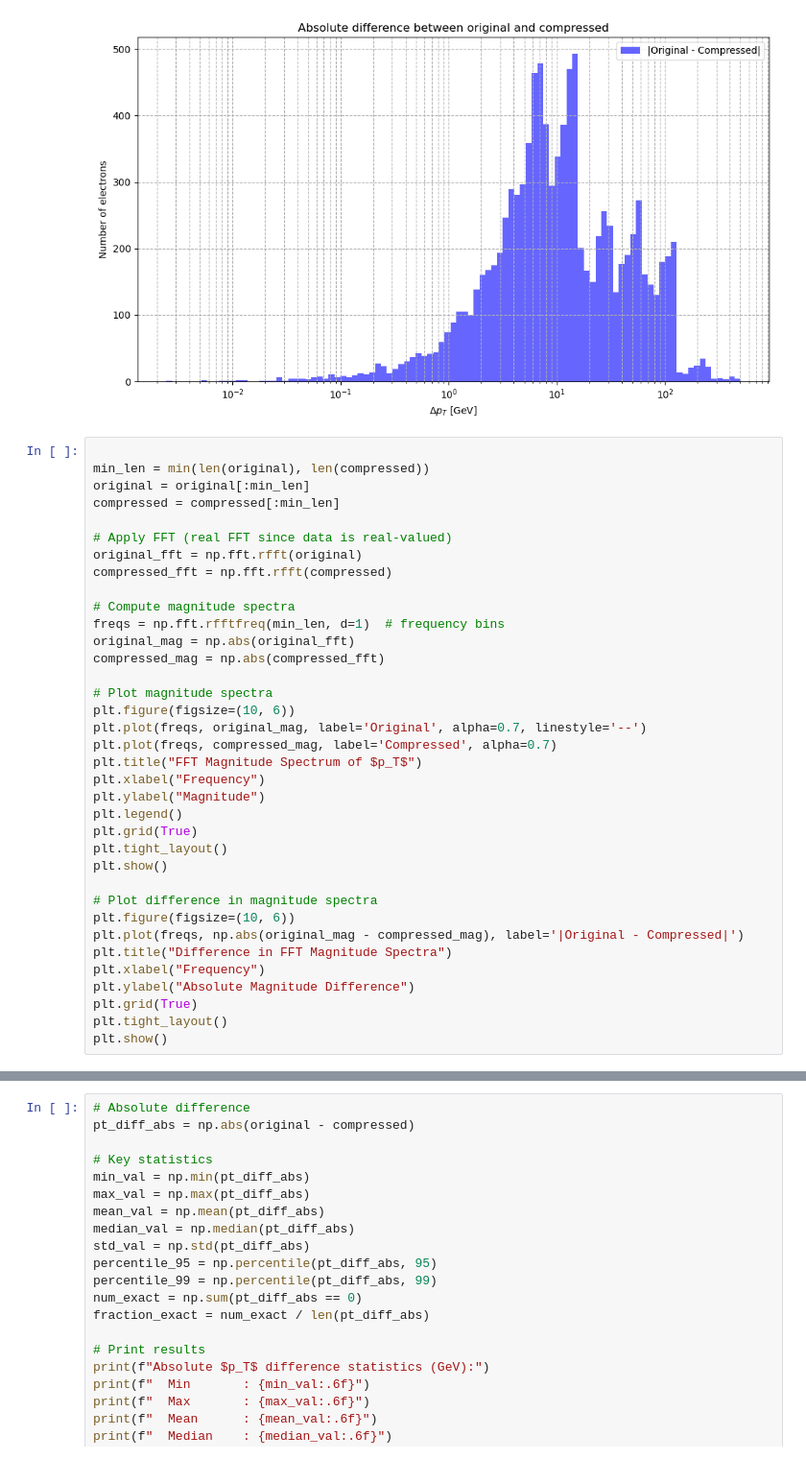
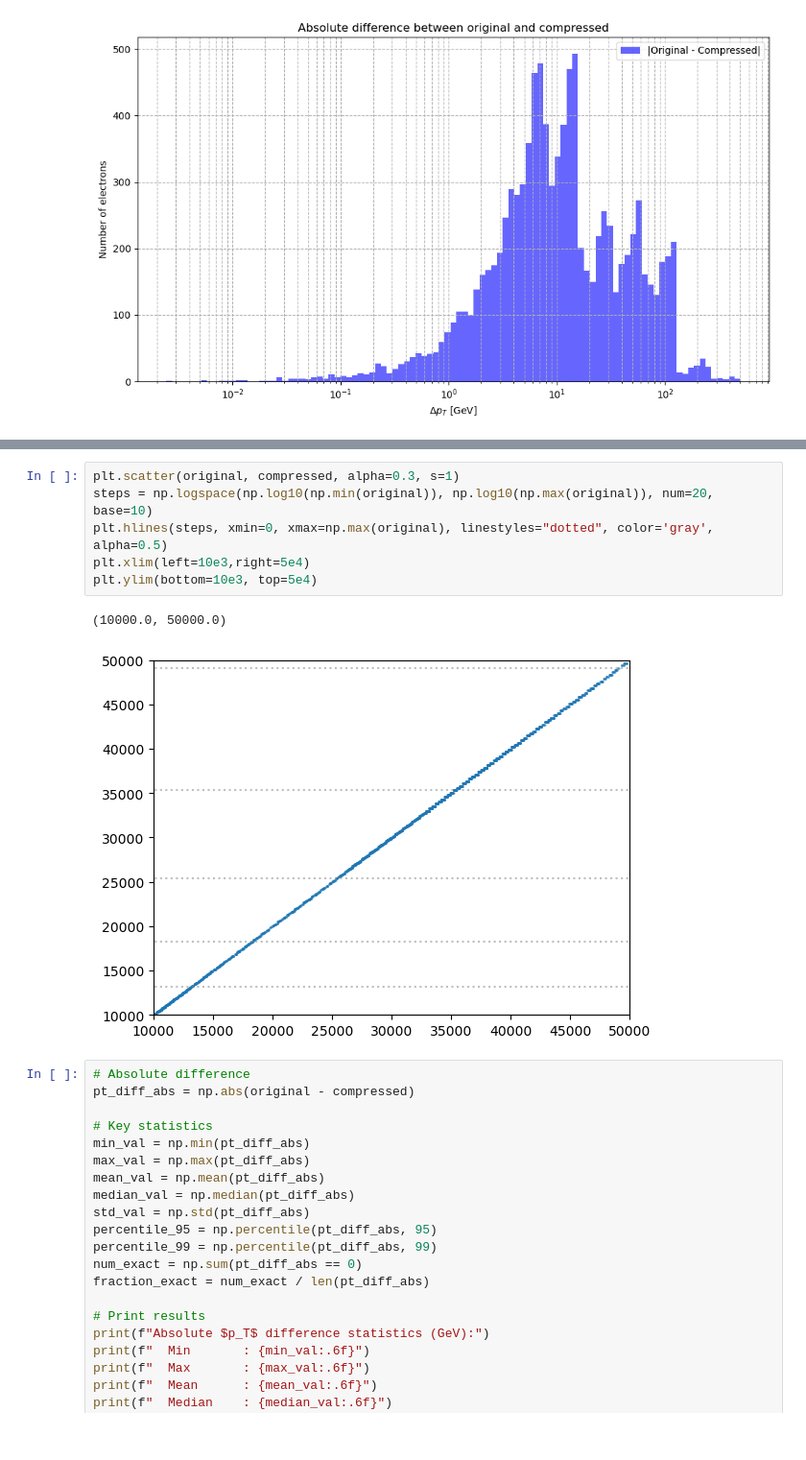
Before and after one commit to yolannel/ATLAS_decompression, a Jupyter notebook: notebooks/data_exploration.ipynb, the cells around one changed output, grey strips where cells are left out. Shown: that part at 96% size. Saved outputs shown, nothing was run; the diff lists cells and outputs as text.

```diff
--- a/notebooks/data_exploration.ipynb
+++ b/notebooks/data_exploration.ipynb
@@ -533,39 +577,3 @@ plt.show()
 # %% [output]
 [figure]
 [figure]
-# %%
-
-min_len = min(len(original), len(compressed))
-original = original[:min_len]
-compressed = compressed[:min_len]
-
-# Apply FFT (real FFT since data is real-valued)
-original_fft = np.fft.rfft(original)
-compressed_fft = np.fft.rfft(compressed)
-
-# Compute magnitude spectra
-freqs = np.fft.rfftfreq(min_len, d=1)  # frequency bins
-original_mag = np.abs(original_fft)
-compressed_mag = np.abs(compressed_fft)
-
-# Plot magnitude spectra
-plt.figure(figsize=(10, 6))
-plt.plot(freqs, original_mag, label='Original', alpha=0.7, linestyle='--')
-plt.plot(freqs, compressed_mag, label='Compressed', alpha=0.7)
-plt.title("FFT Magnitude Spectrum of $p_T$")
-plt.xlabel("Frequency")
-plt.ylabel("Magnitude")
-plt.legend()
-plt.grid(True)
-plt.tight_layout()
-plt.show()
-
-# Plot difference in magnitude spectra
-plt.figure(figsize=(10, 6))
-plt.plot(freqs, np.abs(original_mag - compressed_mag), label='|Original - Compressed|')
-plt.title("Difference in FFT Magnitude Spectra")
-plt.xlabel("Frequency")
-plt.ylabel("Absolute Magnitude Difference")
-plt.grid(True)
-plt.tight_layout()
-plt.show()
@@ -575,3 +754,12 @@ plt.show()
+# %%
+plt.scatter(original, compressed, alpha=0.3, s=1)
+steps = np.logspace(np.log10(np.min(original)), np.log10(np.max(original)), num=20, base=10)
+plt.hlines(steps, xmin=0, xmax=np.max(original), linestyles="dotted", color='gray', alpha=0.5)
+plt.xlim(left=10e3,right=5e4)
+plt.ylim(bottom=10e3, top=5e4)
+# %% [output]
+(10000.0, 50000.0)
+[figure, added]
 # %%
 # Absolute difference
 pt_diff_abs = np.abs(original - compressed)
```
Also changed, not shown: parts of 8 cells of this notebook, 15 other files.
